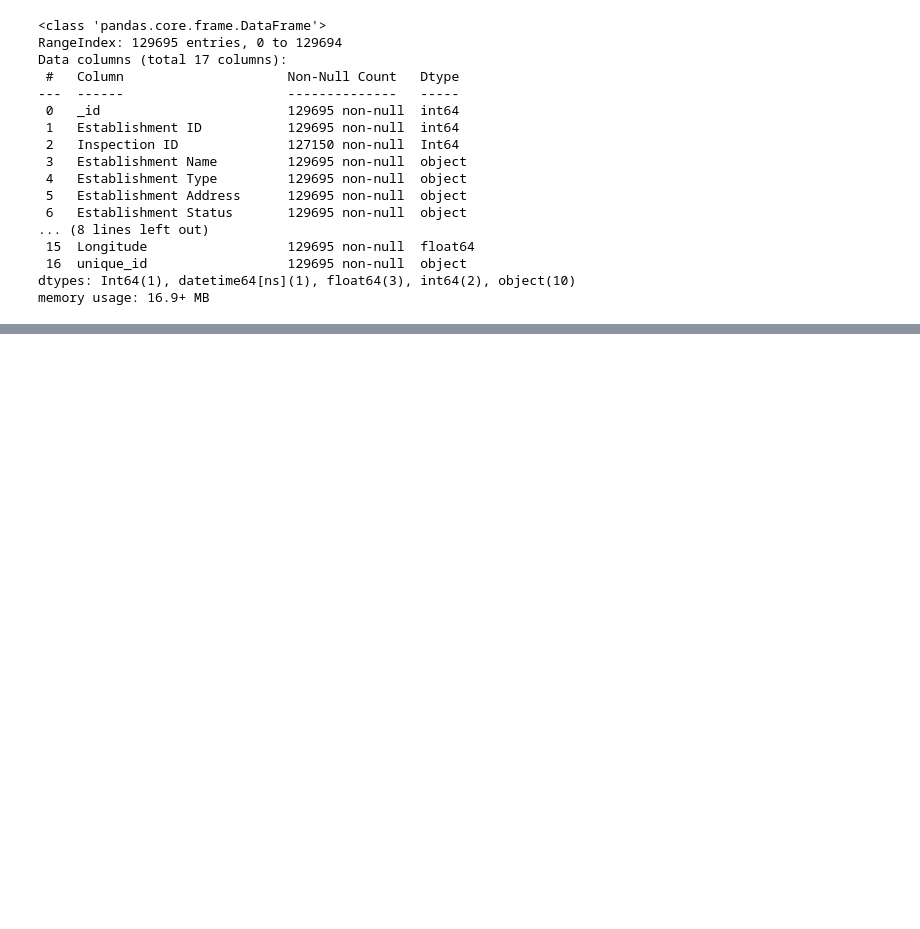
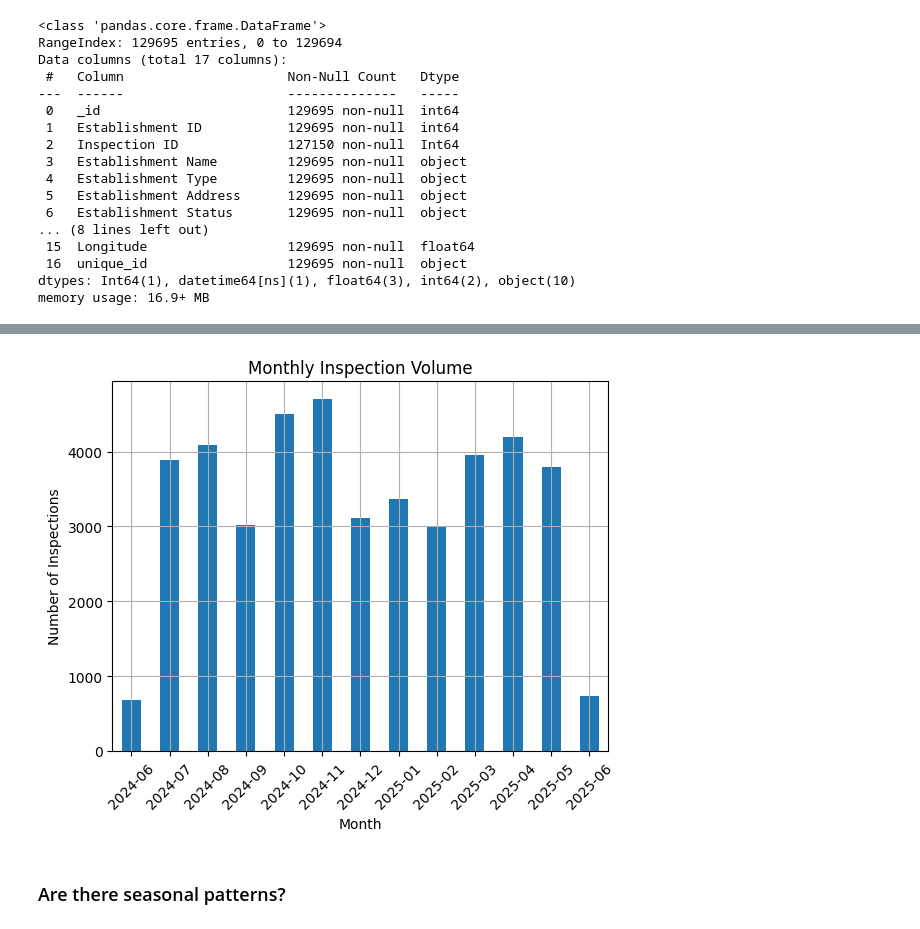
Before and after one commit to notexploiting/dinesafe-toronto, a Jupyter notebook: notebooks/01_eda.ipynb, the cells around one changed output, grey strips where cells are left out. Cells and saved outputs as stored; diff of their text form; code cells hidden in the pictures; blank space fills up the shorter version.

Commit message:
explore temporal trends and top establishment patterns

```diff
--- a/notebooks/01_eda.ipynb
+++ b/notebooks/01_eda.ipynb
@@ -189,0 +200,4 @@ memory usage: 16.9+ MB
+# %%
+# Filter DataFrame for inspections from the past year and a half
+df_recent = df[df["Inspection Date"] >= (pd.Timestamp.now() - pd.DateOffset(months=12))]
+df_recent.info()
@@ -189,0 +241,12 @@ memory usage: 16.9+ MB
+# %%
+df_recent['Inspection Date'].dt.to_period("M").value_counts().sort_index().plot.bar()
+plt.ylabel("Number of Inspections")
+plt.xlabel("Month")
+plt.title("Monthly Inspection Volume")
+plt.grid(True, which='both', axis='both')
+plt.xticks(rotation=45)
+plt.show()
+# %% [output]
+[figure, added]
+# %% [markdown]
+### Are there seasonal patterns?
```
Also changed, not shown: parts of 14 cells of this notebook.
